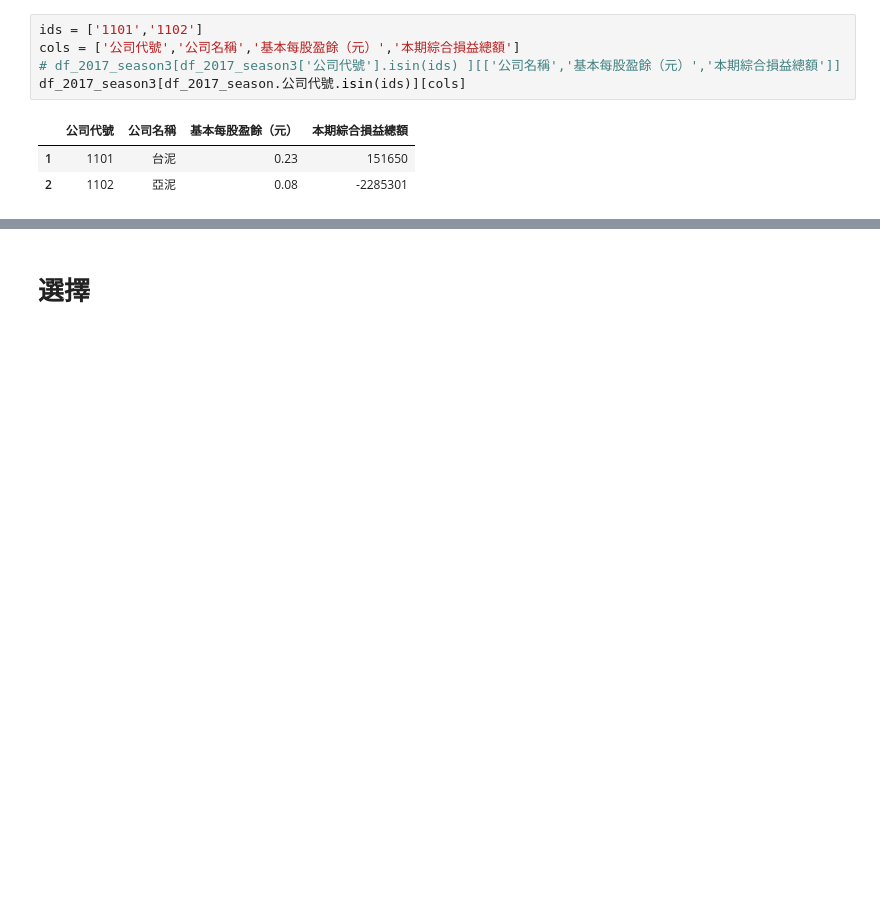
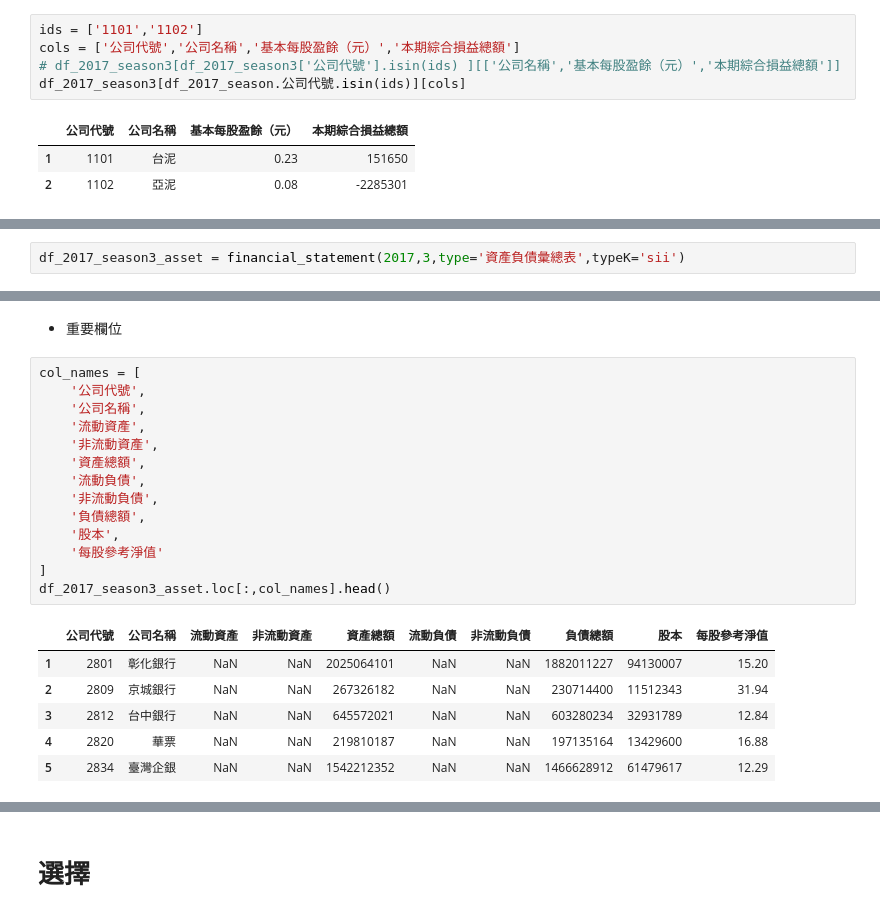
Before and after one commit to ihongChen/StockLab, a Jupyter notebook: twse_analysis.ipynb, the cells around one changed output, grey strips where cells are left out. Cells and saved outputs as stored; diff of their text form; blank space fills up the shorter version.

```diff
--- a/twse_analysis.ipynb
+++ b/twse_analysis.ipynb
@@ -529,0 +558,2 @@ df_2017_season3[df_2017_season.公司代號.isin(ids)][cols]
+# %%
+df_2017_season3_asset = financial_statement(2017,3,type='資產負債彙總表',typeK='sii')
@@ -529,0 +581,23 @@ df_2017_season3[df_2017_season.公司代號.isin(ids)][cols]
+# %% [markdown]
+* 重要欄位
+# %%
+col_names = [
+    '公司代號',
+    '公司名稱',
+    '流動資產',
+    '非流動資產',
+    '資產總額',
+    '流動負債',
+    '非流動負債',
+    '負債總額',
+    '股本',
+    '每股參考淨值'
+]
+df_2017_season3_asset.loc[:,col_names].head()
+# %% [output]
+|  | 公司代號 | 公司名稱 | 流動資產 | 非流動資產 | 資產總額 | 流動負債 | 非流動負債 | 負債總額 | 股本 | 每股參考淨值 |
+| 1 | 2801 | 彰化銀行 | NaN | NaN | 2025064101 | NaN | NaN | 1882011227 | 94130007 | 15.20 |
+| 2 | 2809 | 京城銀行 | NaN | NaN | 267326182 | NaN | NaN | 230714400 | 11512343 | 31.94 |
+| 3 | 2812 | 台中銀行 | NaN | NaN | 645572021 | NaN | NaN | 603280234 | 32931789 | 12.84 |
+| 4 | 2820 | 華票 | NaN | NaN | 219810187 | NaN | NaN | 197135164 | 13429600 | 16.88 |
+| 5 | 2834 | 臺灣企銀 | NaN | NaN | 1542212352 | NaN | NaN | 1466628912 | 61479617 | 12.29 |
```
Also changed, not shown: parts of 9 cells of this notebook.
